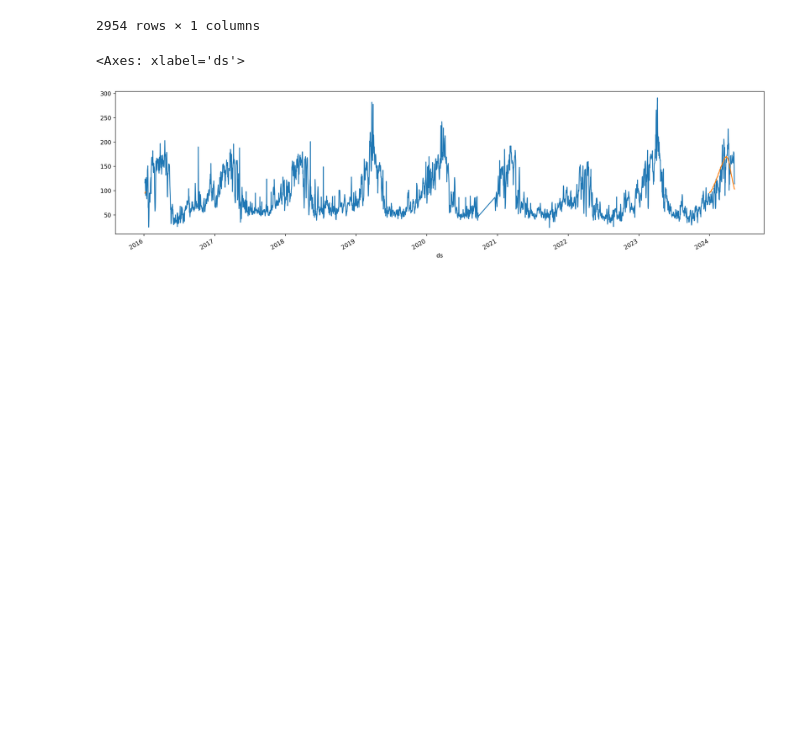
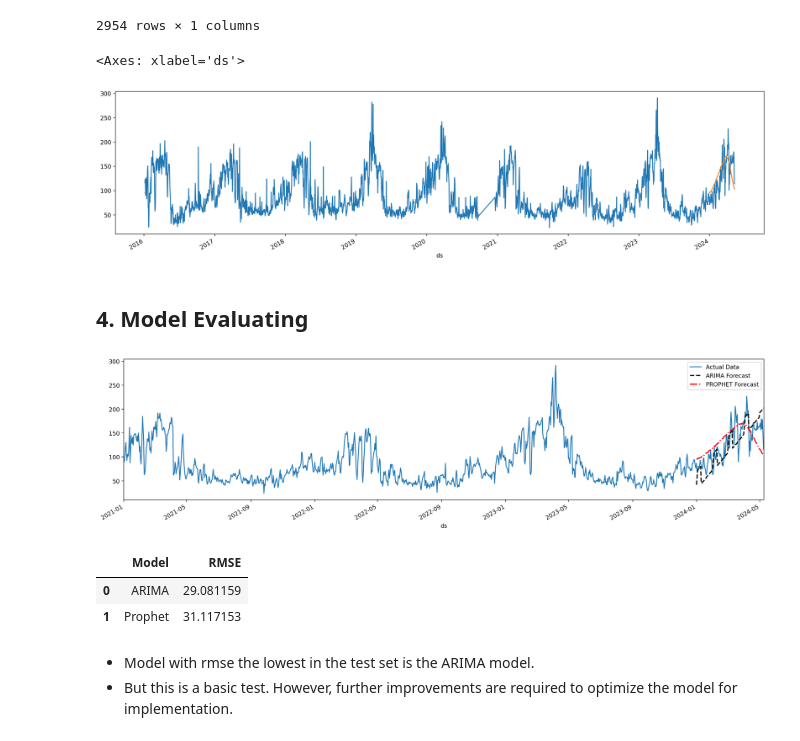
Before and after one commit to waritkan/Chiangmai_PM2.5_Forcasting, a Jupyter notebook: Chiangmai_PM2_5_Forcasting.ipynb, the cells around one changed output. Cells and saved outputs as stored; diff of their text form; code cells hidden in the pictures; blank space fills up the shorter version.

```diff
--- a/Chiangmai_PM2_5_Forcasting.ipynb
+++ b/Chiangmai_PM2_5_Forcasting.ipynb
@@ -293,3 +294,29 @@ df['PROPHET_forecast'].plot()
 # %% [output]
 <Axes: xlabel='ds'>
 [figure]
+# %% [markdown]
+## 4. Model Evaluating
+# %%
+plt.figure(figsize = (20,5))
+df['y'].plot(label='Actual Data')
+df['ARIMA_forecast'].plot(label='ARIMA Forecast', color='black', linewidth=2, linestyle='--')
+df['PROPHET_forecast'].plot(label='PROPHET Forecast', color='red', linewidth=2, linestyle='-.')
+plt.xlim(['2021-01-01', df.index.max()])
+plt.legend()
+plt.show()
+# %% [output]
+[figure, added]
+# %%
+model_rmse = {'Model': ['ARIMA', 'Prophet'], 'RMSE': [ARIMA_rmse, prophet_rmse]}
+df_rmse = pd.DataFrame(model_rmse)
+df_rmse = df_rmse.sort_values(by='RMSE', ascending=True)
+df_rmse
+# %% [output]
+|  | Model | RMSE |
+| 0 | ARIMA | 29.081159 |
+| 1 | Prophet | 31.117153 |
+# %% [markdown]
+
+
+*   Model with rmse the lowest in the test set is the ARIMA model.
+*   But this is a basic test. However, further improvements are required to optimize the model for implementation.
```
Also changed, not shown: parts of 3 cells of this notebook.
